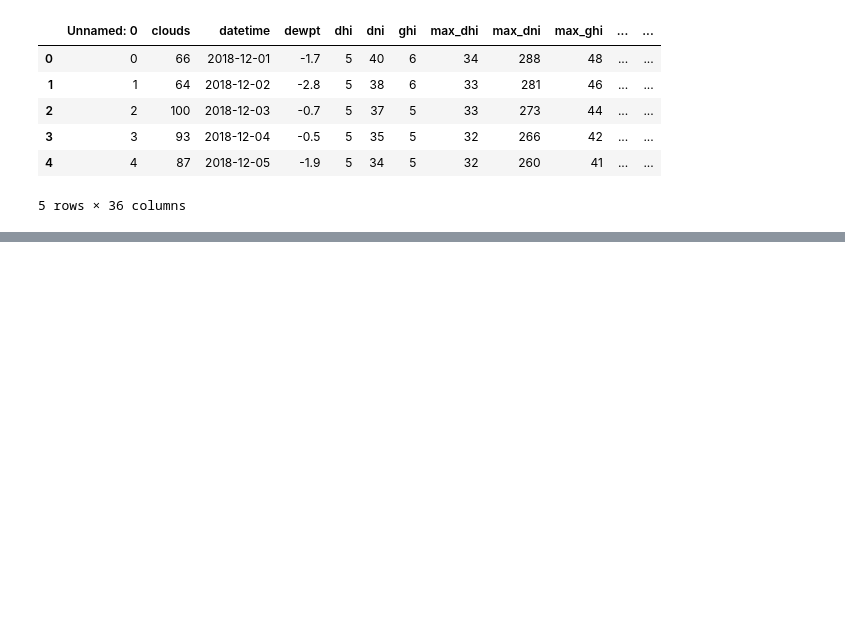
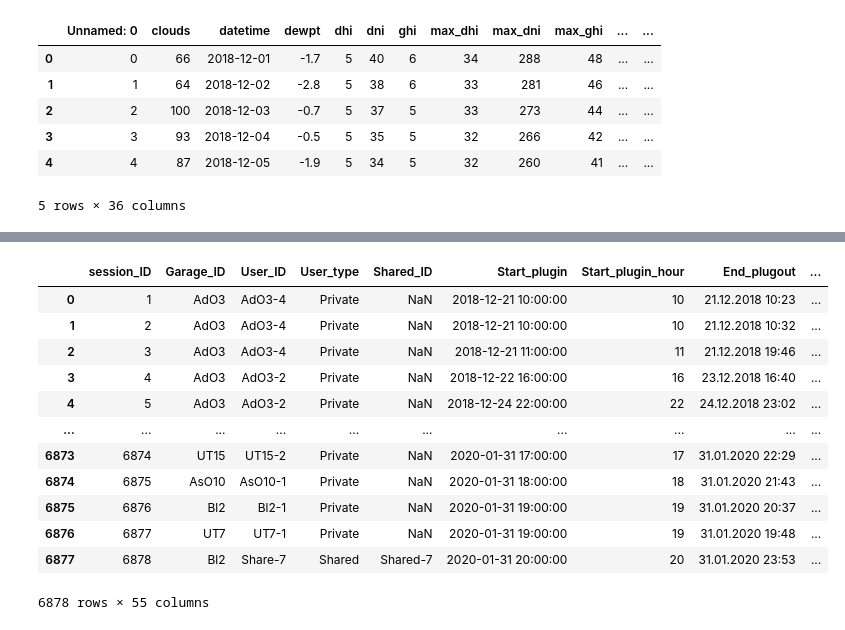
Before and after one commit to 7ashiorkor7/Residential-EV-Charging, a Jupyter notebook: evchargingduration.ipynb, the cells around one changed output, grey strips where cells are left out. Drawn from its saved outputs; the diff is of its cells as text; code cells hidden in the pictures; blank space fills up the shorter version.

Commit message:
merging data

```diff
--- a/evchargingduration.ipynb
+++ b/evchargingduration.ipynb
@@ -80,0 +378,10 @@ df_weather.head()
+# %%
+# Merge the data based on the hour values
+merged_data = df1.merge(
+    df6,
+    left_on='Start_plugin',
+    right_on='Date_from',
+)
+
+# Drop unnecessary date and hour columns
+merged_data.drop([], axis=1, inplace=True)
@@ -80,0 +414,6 @@ df_weather.head()
+# %%
+# Convert the 'Start_plugin' column to a datetime object
+merged_data['Start_plugin'] = pd.to_datetime(merged_data['Start_plugin'], format='%d.%m.%Y %H:%M')
+
+# Extract the date component as date objects
+merged_data['Start_plugin_date'] = merged_data['Start_plugin'].dt.date
@@ -80,0 +450,29 @@ df_weather.head()
+# %%
+df_weather['datetime'] = pd.to_datetime(df_weather['datetime'])
+merged_data['Start_plugin_date'] = pd.to_datetime(merged_data['Start_plugin_date'])
+# %%
+# Merge the data based on the hour values
+df = merged_data.merge(
+    df_weather,
+    left_on='Start_plugin_date',
+    right_on='datetime'
+)
+
+# Drop unnecessary date and hour columns
+df.drop(['Date_from','Date_to','Unnamed: 0','datetime'], axis=1, inplace=True)
+# %%
+df
+# %% [output]
+|  | session_ID | Garage_ID | User_ID | User_type | Shared_ID | Start_plugin | Start_plugin_hour | End_plugout | ... |
+| 0 | 1 | AdO3 | AdO3-4 | Private | NaN | 2018-12-21 10:00:00 | 10 | 21.12.2018 10:23 | ... |
+| 1 | 2 | AdO3 | AdO3-4 | Private | NaN | 2018-12-21 10:00:00 | 10 | 21.12.2018 10:32 | ... |
+| 2 | 3 | AdO3 | AdO3-4 | Private | NaN | 2018-12-21 11:00:00 | 11 | 21.12.2018 19:46 | ... |
+| 3 | 4 | AdO3 | AdO3-2 | Private | NaN | 2018-12-22 16:00:00 | 16 | 23.12.2018 16:40 | ... |
+| 4 | 5 | AdO3 | AdO3-2 | Private | NaN | 2018-12-24 22:00:00 | 22 | 24.12.2018 23:02 | ... |
+| ... | ... | ... | ... | ... | ... | ... | ... | ... | ... |
+| 6873 | 6874 | UT15 | UT15-2 | Private | NaN | 2020-01-31 17:00:00 | 17 | 31.01.2020 22:29 | ... |
+| 6874 | 6875 | AsO10 | AsO10-1 | Private | NaN | 2020-01-31 18:00:00 | 18 | 31.01.2020 21:43 | ... |
+| 6875 | 6876 | Bl2 | Bl2-1 | Private | NaN | 2020-01-31 19:00:00 | 19 | 31.01.2020 20:37 | ... |
+| 6876 | 6877 | UT7 | UT7-1 | Private | NaN | 2020-01-31 19:00:00 | 19 | 31.01.2020 19:48 | ... |
+| 6877 | 6878 | Bl2 | Share-7 | Shared | Shared-7 | 2020-01-31 20:00:00 | 20 | 31.01.2020 23:53 | ... |
+6878 rows × 55 columns
```
Also changed, not shown: parts of 32 cells of this notebook, 1 other file.
